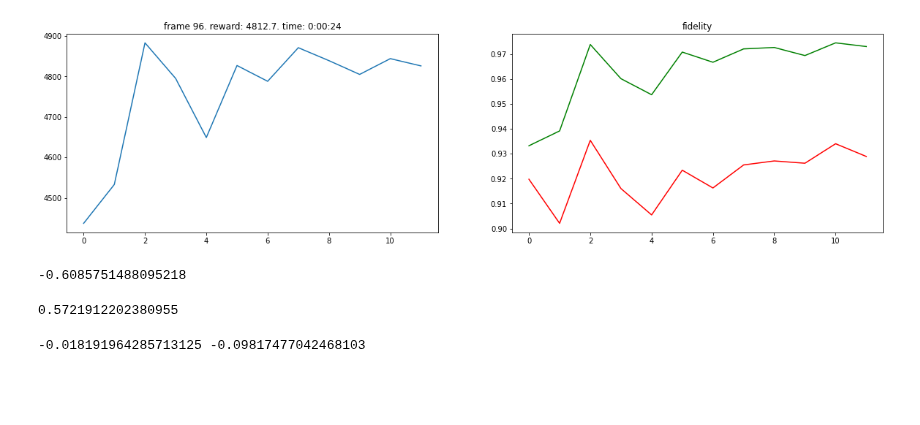
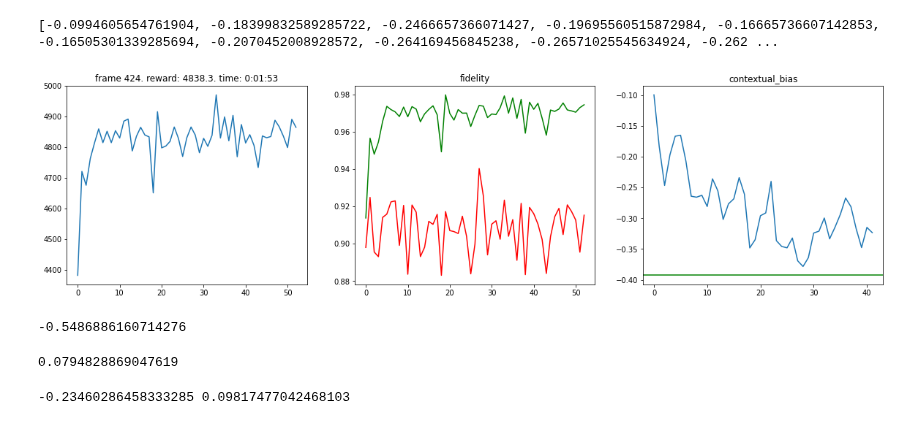
Before and after one commit to farice/SpectatorQubits, a Jupyter notebook: MAB-continuous.ipynb, the cells around one changed output. Saved outputs shown, nothing was run; the diff lists cells and outputs as text; code cells hidden in the pictures; blank space fills up the shorter version.

Commit message:
fix contextual bias for continuous env

```diff
--- a/MAB-continuous.ipynb
+++ b/MAB-continuous.ipynb
@@ -20,19 +20,23 @@ import random
 %load_ext autoreload
 %autoreload 2
 # %%
-def plot(frame_idx, rewards, losses, sigma, elapsed_time):
+def plot(frame_idx, rewards, losses, sigma, contextual_bias, mu, elapsed_time):
     clear_output(True)
     plt.figure(figsize=(20,5))
-    plt.subplot(121)
+    plt.subplot(131)
     plt.title('frame %s. reward: %s. time: %s' % (frame_idx, np.mean(rewards[-10:]), elapsed_time))
     plt.plot(rewards)
-    if losses or sigma:
-        plt.subplot(122)
+    if losses and sigma:
+        plt.subplot(132)
         plt.title('fidelity')
-    if losses:
         plt.plot(losses, 'g')
-    if sigma:
         plt.plot(sigma, 'r')
+    if contextual_bias:
+        plt.subplot(133)
+        plt.title('contextual_bias')
+        print(contextual_bias)
+        plt.plot(contextual_bias)
+        plt.axhline(y=mu, color='g', linestyle='-')
     plt.show()
 # %%
 # (action, reward) distribution for a given "spectator measurement outcome" state
@@ -77,6 +81,7 @@ class MD:
         self.rewards = []
         self.fidelity = []
         self.control_fidelity = []
+        self.contextual_biases = []
 
         self.num_context_spectators = env.num_context_spectators
         self.num_reward_spectators = env.num_reward_spectators
@@ -126,6 +131,9 @@ class MD:
         for context in self.contexts:
             context.reset()
 
+    def save_contextual_bias(self, contextual_bias):
+        self.contextual_biases.append(contextual_bias)
+
     def save_reward(self, reward):
         self.rewards.append(reward)
 
@@ -139,7 +147,7 @@ M = 100
 BATCH_SIZE = 10
 BATCHES_PER_CONTEXT_UPDATE = 10
 
-MU = np.pi / 32
+MU = np.pi / 8
 SIGMA = np.pi / 4
 
 # add some random harmonics
@@ -162,7 +170,7 @@ episode_reward = 0
 episode_fidelity = []
 control_fidelity = []
 
-MAX_FRAMES = 10 * M // BATCH_SIZE
+MAX_FRAMES = 100 * M // BATCH_SIZE
 
 # "episodes" are a reasonable way to think about learning a periodic time dependent function
 # max frames = episode length * num episodes
@@ -173,48 +181,50 @@ for frame_idx in range(1, MAX_FRAMES + 1):
 
     if frame_idx % BATCHES_PER_CONTEXT_UPDATE == 0:
         md.update_contextual_bias()
+        md.save_contextual_bias(md.action_contextual_bias)
 
     actions = md.get_actions(observation)
     prev_observation=observation
     observation, reward, done, info = env.step(actions)
     observation = None if done else observation
 
     # generally, in RL we would consider r(s | s', a)
     # given a state transition s' -> s due to action a
     # for now, we are only interested in r(s', a)
     md.update(actions, reward, prev_observation)
     episode_reward += np.sum(reward)
 
     for x, y in info:
         episode_fidelity.append(x)
         control_fidelity.append(y)
     if done:
         new_error_samples = np.random.normal(MU, SIGMA, M)
         env.set_error_samples(new_error_samples)
         observation = env.reset()
         md.save_reward(episode_reward)
         md.save_fidelity(np.mean(episode_fidelity))
         md.save_control_fidelity(np.mean(control_fidelity))
         episode_reward = 0
         episode_fidelity = []
         control_fidelity = []
 
         # plot grouped by episode
-        plot(frame_idx, md.rewards, md.fidelity, md.control_fidelity,
+        plot(frame_idx, md.rewards, md.fidelity, md.control_fidelity, md.contextual_biases, -MU,
     timedelta(seconds=int(timer()-start)))
 
 env.close()
 # %% [output]
+[-0.0994605654761904, -0.18399832589285722, -0.2466657366071427, -0.19695560515872984, -0.16665736607142853, -0.16505301339285694, -0.2070452008928572, -0.264169456845238, -0.26571025545634924, -0.262 ...
-[figure, old version]
+[figure, new version]
 # %%
 print(md.contexts[0].get_optimal_theta())
 # %% [output]
--0.6085751488095218
+-0.5486886160714276
 # %%
 print(md.contexts[1].get_optimal_theta())
 # %% [output]
-0.5721912202380955
+0.0794828869047619
 # %%
-print(md.action_contextual_bias, -np.pi / 32)
+print(md.action_contextual_bias, np.pi / 32)
 # %% [output]
--0.018191964285713125 -0.09817477042468103
+-0.23460286458333285 0.09817477042468103
```
Also changed, not shown: parts of 1 cell of this notebook, 2 other files.
